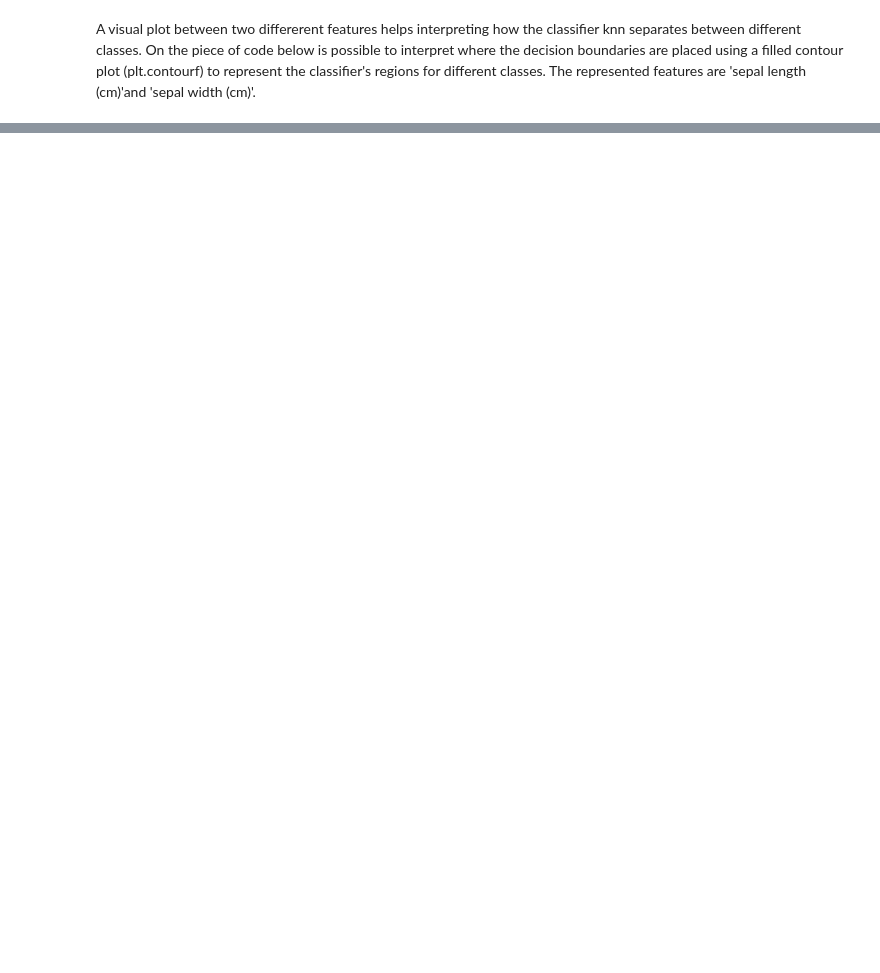
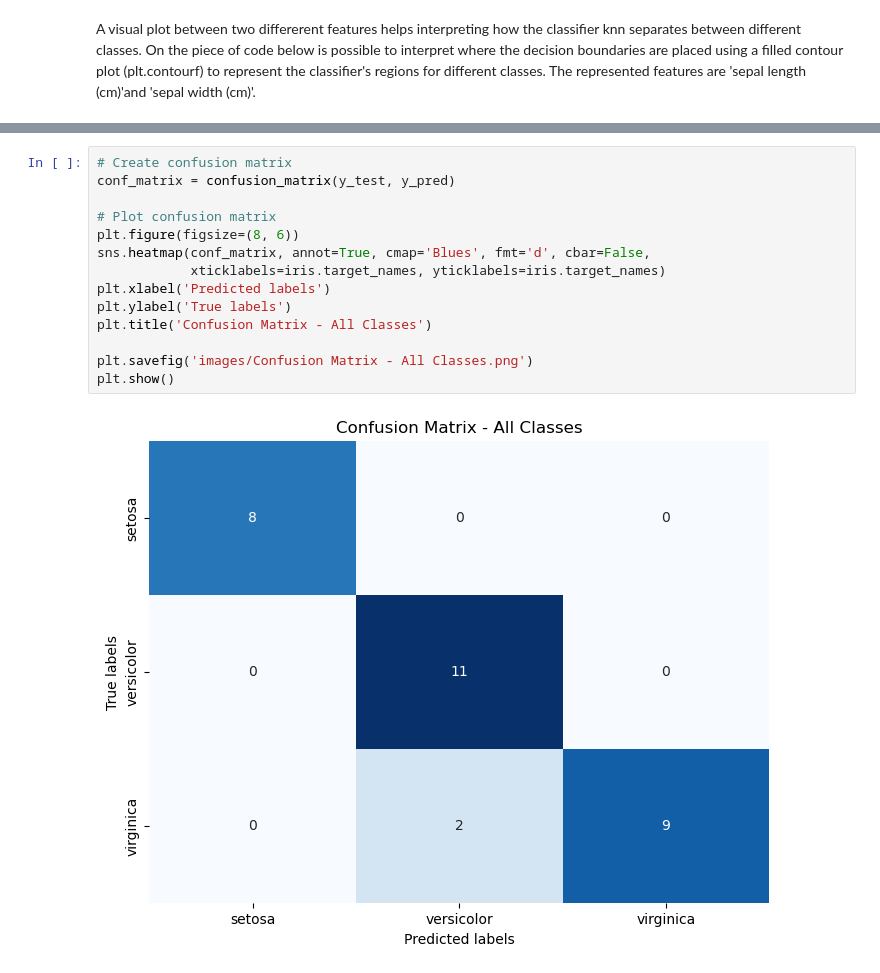
Before and after one commit to andreiandrade7/MACHINE-LEARNING-AND-STATISTICS, a Jupyter notebook: project.ipynb, the cells around one changed output, grey strips where cells are left out. Drawn from its saved outputs; the diff is of its cells as text; blank space fills up the shorter version.

```diff
--- a/project.ipynb
+++ b/project.ipynb
@@ -534,0 +560,16 @@ plt.show()
+# %%
+# Create confusion matrix
+conf_matrix = confusion_matrix(y_test, y_pred)
+
+# Plot confusion matrix
+plt.figure(figsize=(8, 6))
+sns.heatmap(conf_matrix, annot=True, cmap='Blues', fmt='d', cbar=False,
+            xticklabels=iris.target_names, yticklabels=iris.target_names)
+plt.xlabel('Predicted labels')
+plt.ylabel('True labels')
+plt.title('Confusion Matrix - All Classes')
+
+plt.savefig('images/Confusion Matrix - All Classes.png')
+plt.show()
+# %% [output]
+[figure, added]
```
Also changed, not shown: parts of 27 cells of this notebook, 8 other files.
